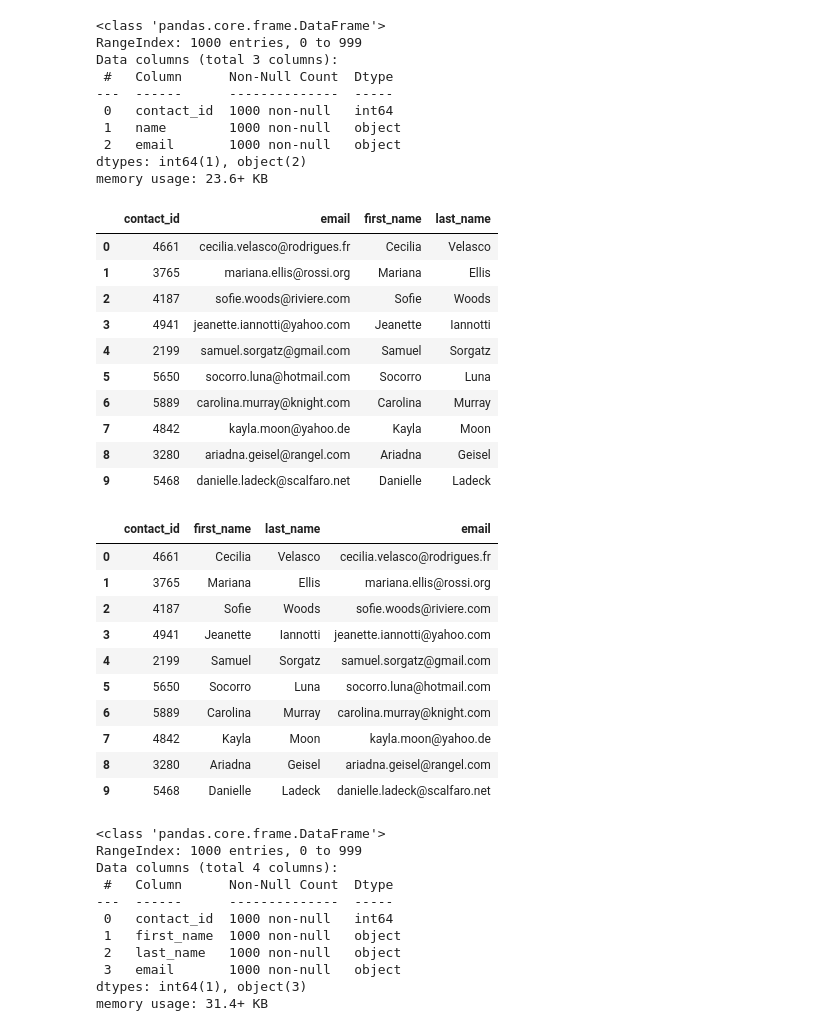
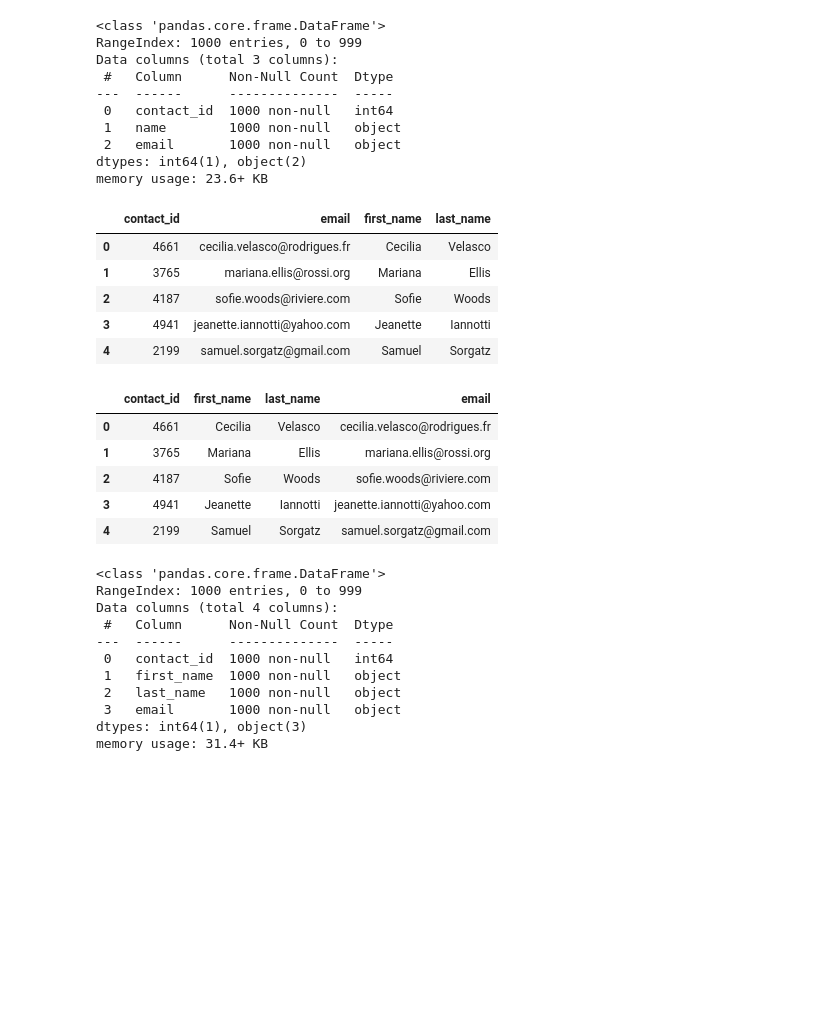
Before and after one commit to claytonmknight/Crowdfunding_ETL, a Jupyter notebook: ETL_Mini_Project_MCole_CKnight.ipynb, the cells around one changed output. Saved outputs shown, nothing was run; the diff lists cells and outputs as text; code cells hidden in the pictures; blank space fills up the shorter version.

```diff
--- a/ETL_Mini_Project_MCole_CKnight.ipynb
+++ b/ETL_Mini_Project_MCole_CKnight.ipynb
@@ -308,3 +308,9 @@ contact_info_df.head()
 Then export the DataFrame as a `contacts.csv` CSV file.
 # %% [markdown]
 ### Option 1: Use Pandas to create the contacts DataFrame.
+# %%
+#Set the First Row as Column Headers
+contact_info_df.columns = contact_info_df.iloc[0]
+contact_info_df = contact_info_df[1:]
+
+contact_info_df.head()
@@ -313,6 +326,10 @@ Then export the DataFrame as a `contacts.csv` CSV file.
 import json
 dict_values = []
 
+for index, row in contact_info_df.iterrows():
+    contact_dict = json.loads(row['contact_info'])
+    round_two = [a for b, a in contact_dict.items()]
+    dict_values.append(round_two)
 
 # Print out the list of values for each row.
 print(dict_values)
@@ -321,6 +338,8 @@ print(dict_values)
 # %%
 # Create a contact_info DataFrame and add each list of values, i.e., each row
 # to the 'contact_id', 'name', 'email' columns.
+contacts_df = pd.DataFrame(dict_values, columns=['contact_id', 'name', 'email'])
+contacts_df.head()
 # %% [output]
 |  | contact_id | name | email |
 | 0 | 4661 | Cecilia Velasco | cecilia.velasco@rodrigues.fr |
@@ -343,23 +363,22 @@ dtypes: int64(1), object(2)
 memory usage: 23.6+ KB
 # %%
 # Create a "first"name" and "last_name" column with the first and last names from the "name" column.
-
+contacts_df[["first_name","last_name"]] = contacts_df["name"].str.split(' ', n=1, expand=True)
 
 # Drop the contact_name column
+contacts_df_clean = contacts_df.drop(['name'], axis=1)
+contacts_df_clean.head()
 # %% [output]
 |  | contact_id | email | first_name | last_name |
 | 0 | 4661 | cecilia.velasco@rodrigues.fr | Cecilia | Velasco |
 | 1 | 3765 | mariana.ellis@rossi.org | Mariana | Ellis |
 | 2 | 4187 | sofie.woods@riviere.com | Sofie | Woods |
 | 3 | 4941 | jeanette.iannotti@yahoo.com | Jeanette | Iannotti |
 | 4 | 2199 | samuel.sorgatz@gmail.com | Samuel | Sorgatz |
-| 5 | 5650 | socorro.luna@hotmail.com | Socorro | Luna |
-| 6 | 5889 | carolina.murray@knight.com | Carolina | Murray |
-| 7 | 4842 | kayla.moon@yahoo.de | Kayla | Moon |
-| 8 | 3280 | ariadna.geisel@rangel.com | Ariadna | Geisel |
-| 9 | 5468 | danielle.ladeck@scalfaro.net | Danielle | Ladeck |
 # %%
 # Reorder the columns
+reordered_contacts_df = contacts_df_clean[['contact_id', 'first_name', 'last_name', 'email']]
+reordered_contacts_df.head()
 # %% [output]
 |  | contact_id | first_name | last_name | email |
 | 0 | 4661 | Cecilia | Velasco | cecilia.velasco@rodrigues.fr |
@@ -367,10 +386,5 @@ memory usage: 23.6+ KB
 | 2 | 4187 | Sofie | Woods | sofie.woods@riviere.com |
 | 3 | 4941 | Jeanette | Iannotti | jeanette.iannotti@yahoo.com |
 | 4 | 2199 | Samuel | Sorgatz | samuel.sorgatz@gmail.com |
-| 5 | 5650 | Socorro | Luna | socorro.luna@hotmail.com |
-| 6 | 5889 | Carolina | Murray | carolina.murray@knight.com |
-| 7 | 4842 | Kayla | Moon | kayla.moon@yahoo.de |
-| 8 | 3280 | Ariadna | Geisel | ariadna.geisel@rangel.com |
-| 9 | 5468 | Danielle | Ladeck | danielle.ladeck@scalfaro.net |
 # %%
 # Check the datatypes one more time before exporting as CSV file.
```
Also changed, not shown: parts of 15 cells of this notebook, 7 other files.
